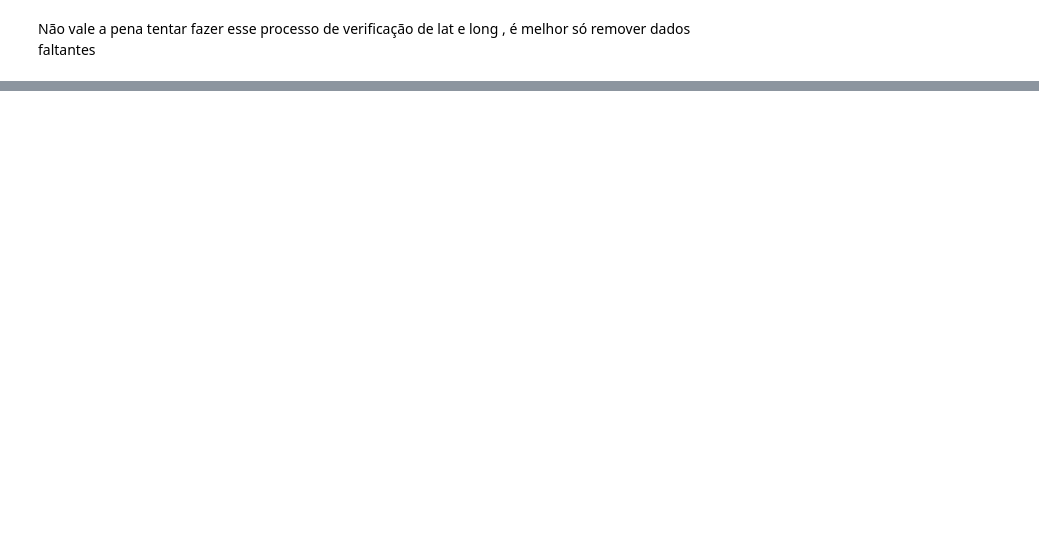
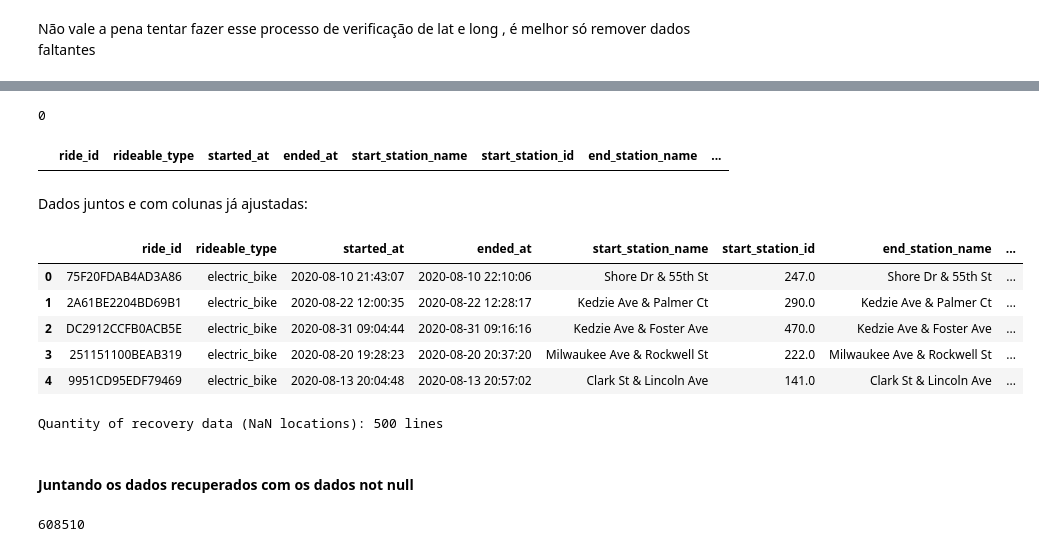
Before and after one commit to LuisMig-code/Cyclistic-Capstone-Project-Analytics, a Jupyter notebook: notebooks/01_exploration_temp.ipynb, the cells around one changed output, grey strips where cells are left out. Saved outputs shown, nothing was run; the diff lists cells and outputs as text; code cells hidden in the pictures; blank space fills up the shorter version.

```diff
--- a/notebooks/01_exploration_temp.ipynb
+++ b/notebooks/01_exploration_temp.ipynb
@@ -114,0 +439,5 @@ Não vale a pena tentar fazer esse processo de verificação de lat e long , é
+# %%
+df_station_start_nulls.columns = ['ride_id', 'rideable_type', 'started_at', 'ended_at',
+       'start_station_name', 'start_station_id', 'end_station_name',
+       'end_station_id', 'start_lat', 'start_lng', 'end_lat', 'end_lng',
+       'member_casual']
@@ -114,0 +448,36 @@ Não vale a pena tentar fazer esse processo de verificação de lat e long , é
+# %%
+df_station_end_nulls = df_station_end_nulls[['ride_id', 'rideable_type', 'started_at', 'ended_at',
+                                             'start_station_name', 'start_station_id' , 'station', 'id',
+                                             'start_lat', 'start_lng' , 'lat', 'long' , 'member_casual']]
+# %%
+df_station_end_nulls.columns = ['ride_id', 'rideable_type', 'started_at', 'ended_at',
+       'start_station_name', 'start_station_id', 'end_station_name',
+       'end_station_id', 'start_lat', 'start_lng', 'end_lat', 'end_lng',
+       'member_casual']
+# %%
+len(df_station_end_nulls)
+# %% [output]
+0
+# %%
+df_station_end_nulls
+# %% [output]
+|  | ride_id | rideable_type | started_at | ended_at | start_station_name | start_station_id | end_station_name | ... |
+# %% [markdown]
+Dados juntos e com colunas já ajustadas:
+# %%
+df_station_resolved = pd.concat( [df_station_start_end_nulls , df_station_start_nulls , df_station_end_nulls] , ignore_index=True )
+# %%
+df_station_resolved.head()
+# %% [output]
+|  | ride_id | rideable_type | started_at | ended_at | start_station_name | start_station_id | end_station_name | ... |
+| 0 | 75F20FDAB4AD3A86 | electric_bike | 2020-08-10 21:43:07 | 2020-08-10 22:10:06 | Shore Dr & 55th St | 247.0 | Shore Dr & 55th St | ... |
+| 1 | 2A61BE2204BD69B1 | electric_bike | 2020-08-22 12:00:35 | 2020-08-22 12:28:17 | Kedzie Ave & Palmer Ct | 290.0 | Kedzie Ave & Palmer Ct | ... |
+| 2 | DC2912CCFB0ACB5E | electric_bike | 2020-08-31 09:04:44 | 2020-08-31 09:16:16 | Kedzie Ave & Foster Ave | 470.0 | Kedzie Ave & Foster Ave | ... |
+| 3 | 251151100BEAB319 | electric_bike | 2020-08-20 19:28:23 | 2020-08-20 20:37:20 | Milwaukee Ave & Rockwell St | 222.0 | Milwaukee Ave & Rockwell St | ... |
+| 4 | 9951CD95EDF79469 | electric_bike | 2020-08-13 20:04:48 | 2020-08-13 20:57:02 | Clark St & Lincoln Ave | 141.0 | Clark St & Lincoln Ave | ... |
+# %%
+print(f"Quantity of recovery data (NaN locations): {len(df_station_resolved)} lines")
+# %% [output]
+Quantity of recovery data (NaN locations): 500 lines
+# %% [markdown]
+#### Juntando os dados recuperados com os dados not null
@@ -114,0 +486,4 @@ Não vale a pena tentar fazer esse processo de verificação de lat e long , é
+# %%
+len(df_resolved)
+# %% [output]
+608510
```
Also changed, not shown: parts of 83 cells of this notebook, 4 other files.
